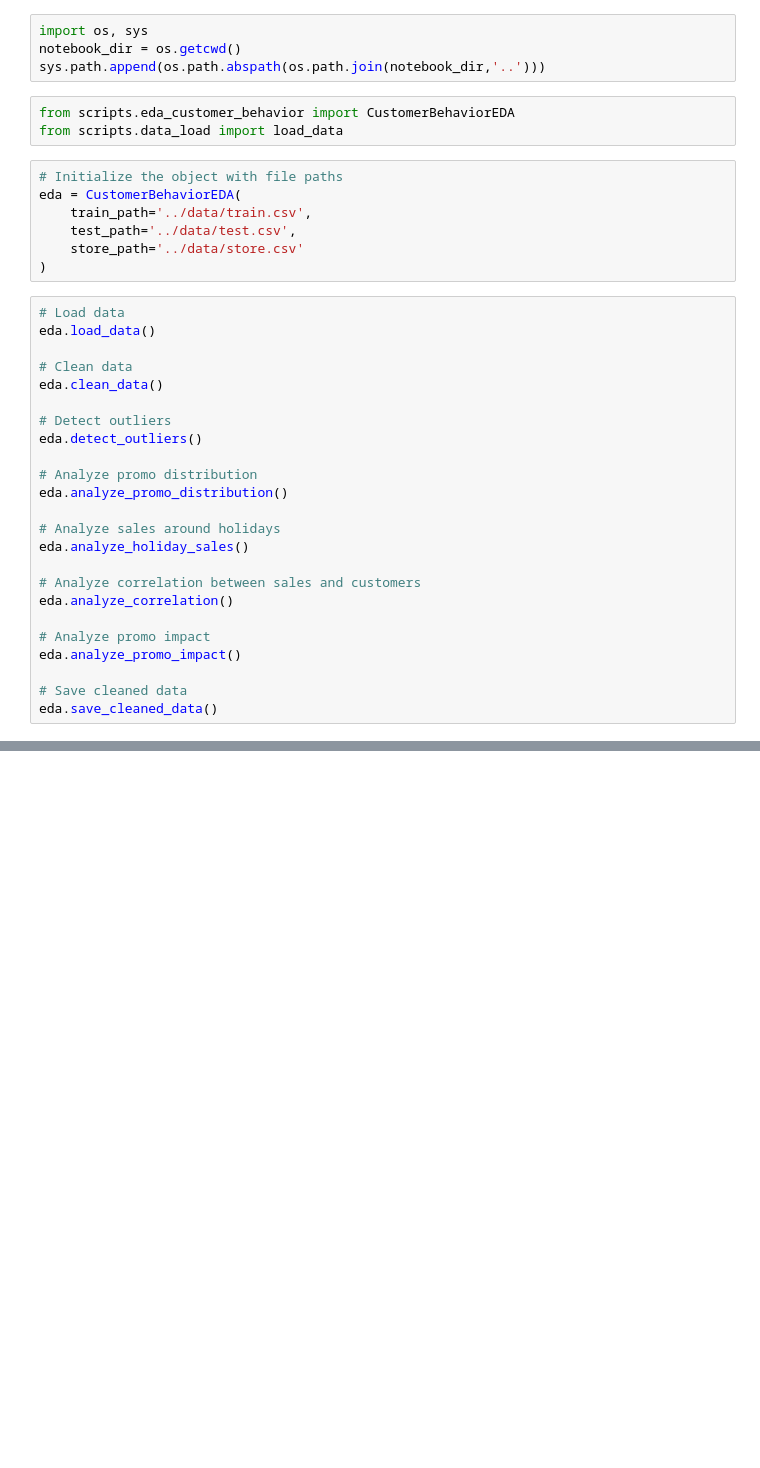
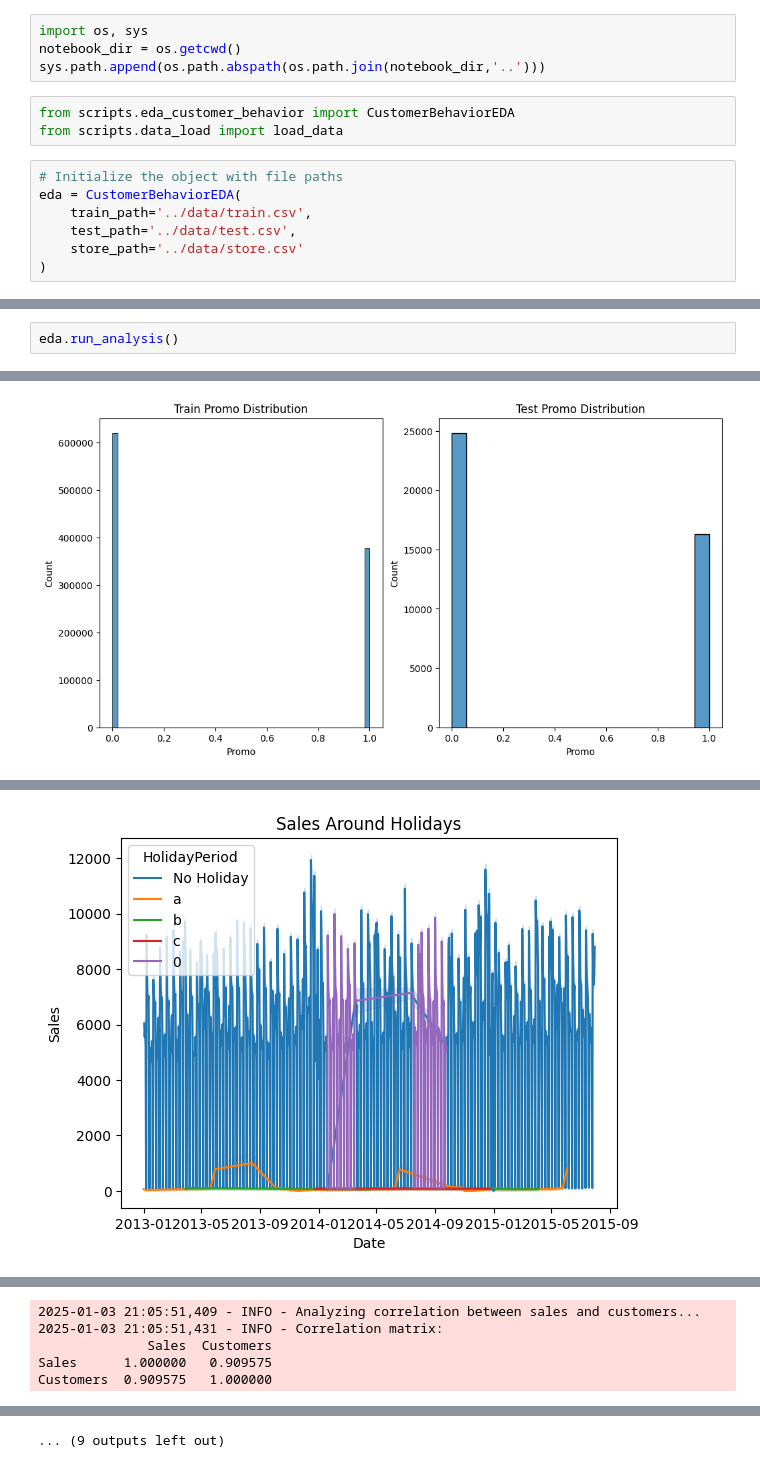
Before and after one commit to yishakk/Week-4_rossmann_pharmaceuticals, a Jupyter notebook: notebooks/eda_analysis.ipynb, the cells around one changed output, grey strips where cells are left out. Drawn from its saved outputs; the diff is of its cells as text; blank space fills up the shorter version.

```diff
--- a/notebooks/eda_analysis.ipynb
+++ b/notebooks/eda_analysis.ipynb
@@ -12,27 +12,3 @@ eda = CustomerBehaviorEDA(
     test_path='../data/test.csv',
     store_path='../data/store.csv'
 )
-# %%
-# Load data
-eda.load_data()
-
-# Clean data
-eda.clean_data()
-
-# Detect outliers
-eda.detect_outliers()
-
-# Analyze promo distribution
-eda.analyze_promo_distribution()
-
-# Analyze sales around holidays
-eda.analyze_holiday_sales()
-
-# Analyze correlation between sales and customers
-eda.analyze_correlation()
-
-# Analyze promo impact
-eda.analyze_promo_impact()
-
-# Save cleaned data
-eda.save_cleaned_data()
@@ -50,0 +15,3 @@ AttributeError: 'NoneType' object has no attribute 'head'
+# %%
+eda.run_analysis()
+# %% [output]
@@ -50,0 +27 @@ AttributeError: 'NoneType' object has no attribute 'head'
+[figure, added]
@@ -50,0 +29 @@ AttributeError: 'NoneType' object has no attribute 'head'
+[figure, added]
@@ -50,0 +34,5 @@ AttributeError: 'NoneType' object has no attribute 'head'
+2025-01-03 21:05:51,409 - INFO - Analyzing correlation between sales and customers...
+2025-01-03 21:05:51,431 - INFO - Correlation matrix:
+              Sales  Customers
+Sales      1.000000   0.909575
+Customers  0.909575   1.000000
@@ -50,0 +60 @@ AttributeError: 'NoneType' object has no attribute 'head'
+... (9 outputs left out)
```
Also changed, not shown: parts of 4 cells of this notebook, 1 other file.
